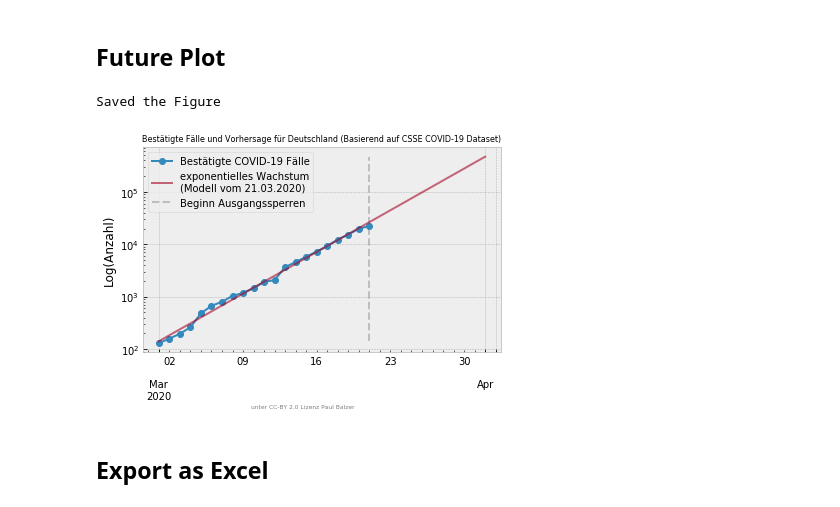
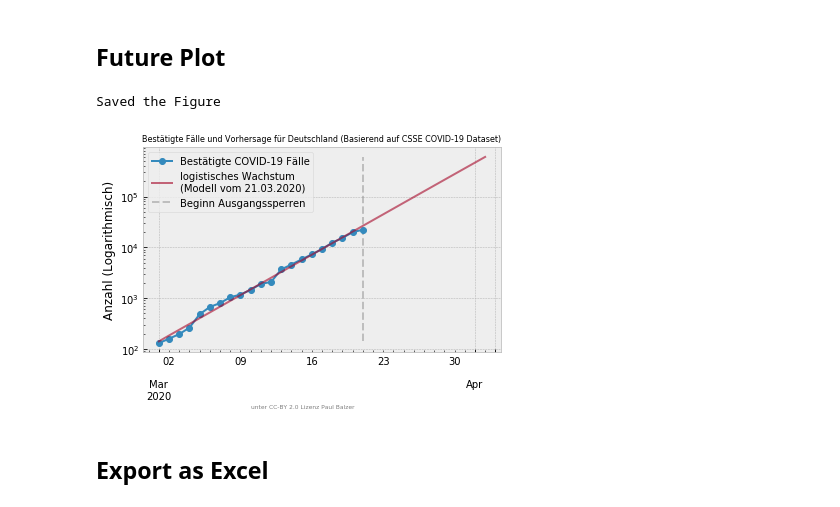
Before and after one commit to balzer82/covid-germany-predictor, a Jupyter notebook: predict.ipynb, the cells around one changed output. Drawn from its saved outputs; the diff is of its cells as text; code cells hidden in the pictures.

Commit message:
Logistisches Wachstum statt exponentielles

```diff
--- a/predict.ipynb
+++ b/predict.ipynb
@@ -156,11 +180,11 @@ days_in_future = confirmed.days[-1] + np.arange(1, fd)
 
 future = pd.DataFrame(data=days_in_future, index=dates, columns=['days'])
 # %%
-ger_future = confirmed.append(future, sort=True)
+future = confirmed.append(future, sort=True)
 # %% [markdown]
 ### Predict the Future
 # %%
-X_future = ger_future['days'].values.reshape(-1, 1)
+X_future = future['days'].values.reshape(-1, 1)
 # %%
 logy_pred = clf.predict(X_future)
-ger_future['predicted'] = np.exp(logy_pred).astype('int')
+future['predicted_exp'] = np.exp(logy_pred).astype('int')
@@ -186,0 +191,2 @@ ger_future
+# %%
+future['predicted_log'] = future.apply(logistic_function, axis=1)
@@ -189,27 +215,27 @@ ger_future
 # %%
 title = 'Bestätigte Fälle und Vorhersage für Deutschland (Basierend auf CSSE COVID-19 Dataset)'
 # %%
-ax = ger_future['confirmed'].plot(label='Bestätigte COVID-19 Fälle', marker='o')
-ax = ger_future['predicted'].plot(label='exponentielles Wachstum\n(Modell vom %s)' % today.strftime('%d.%m.%Y'),
+ax = future['confirmed'].plot(label='Bestätigte COVID-19 Fälle', marker='o')
+ax = future['predicted_log'].plot(label='logistisches Wachstum\n(Modell vom %s)' % today.strftime('%d.%m.%Y'),
                                   alpha=0.6, ax=ax)
 
 ax.vlines(ausgangssperren_timestamp,
-          ymin=ger_future.predicted.min(),
-          ymax=ger_future.predicted.max(),
+          ymin=future.predicted_exp.min(),
+          ymax=future.predicted_exp.max(),
           linestyle='--', alpha=0.2, label='Beginn Ausgangssperren')
 
 ax.legend()
-ax.set_ylabel('Log(Anzahl)')
+ax.set_ylabel('Anzahl (Logarithmisch)')
 ax.set_yscale('log')
 ax.set_title(title, fontsize=8)
 ax.annotate('unter CC-BY 2.0 Lizenz Paul Balzer', xy=(.5, 0.02), xycoords='figure fraction', ha='center', fontsize=6, color='gray')
 
 plt.tight_layout()
 plt.savefig('./%s-Germany-Covid19-Prediction.png' % today.strftime('%Y-%m-%d'), dpi=150)
 print('Saved the Figure')
 # %% [output]
 Saved the Figure
-[figure, old version]
+[figure, new version]
 # %% [markdown]
 ## Export as Excel
 # %%
```
Also changed, not shown: parts of 13 cells of this notebook, 2 other files.
